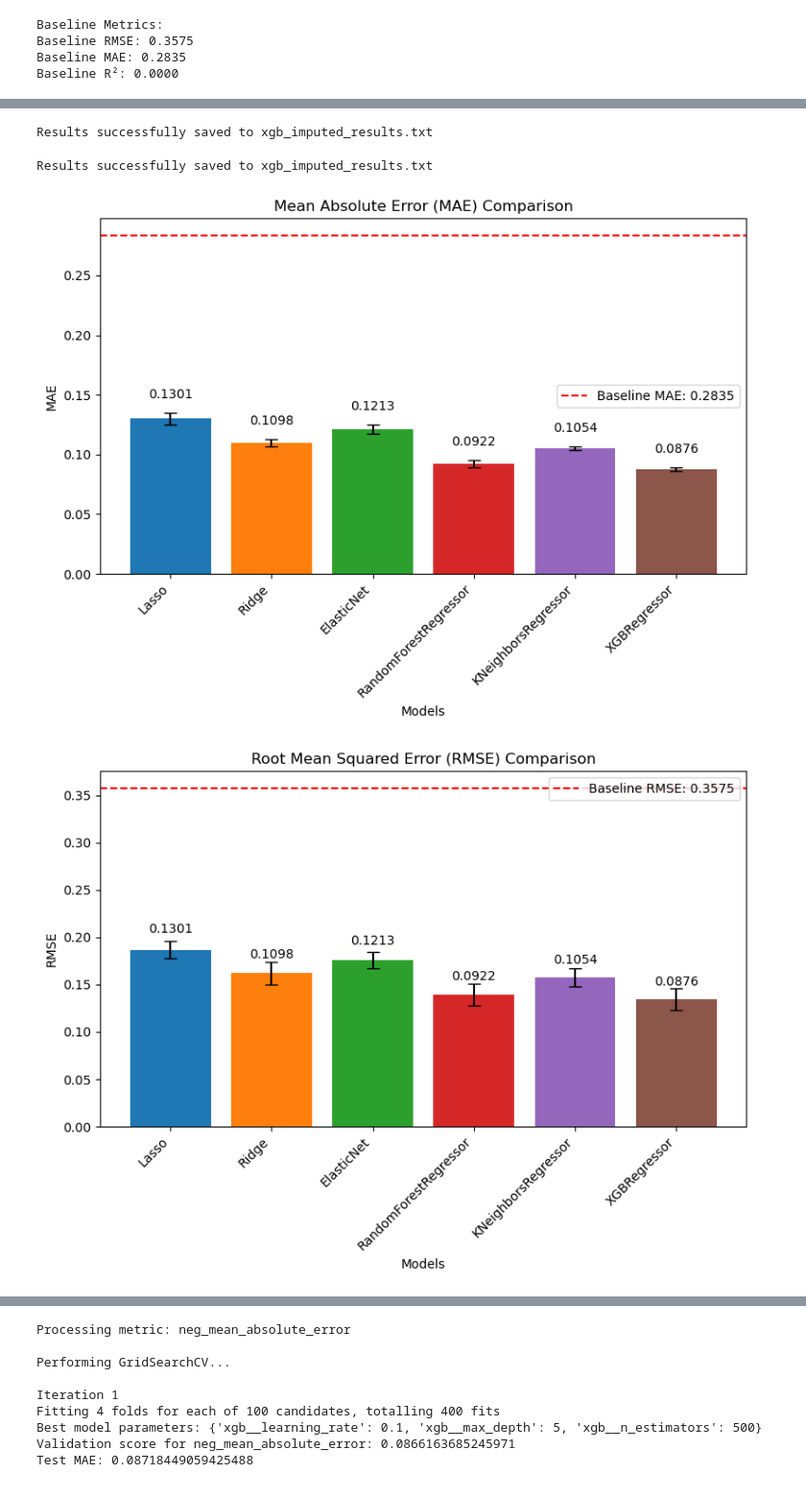
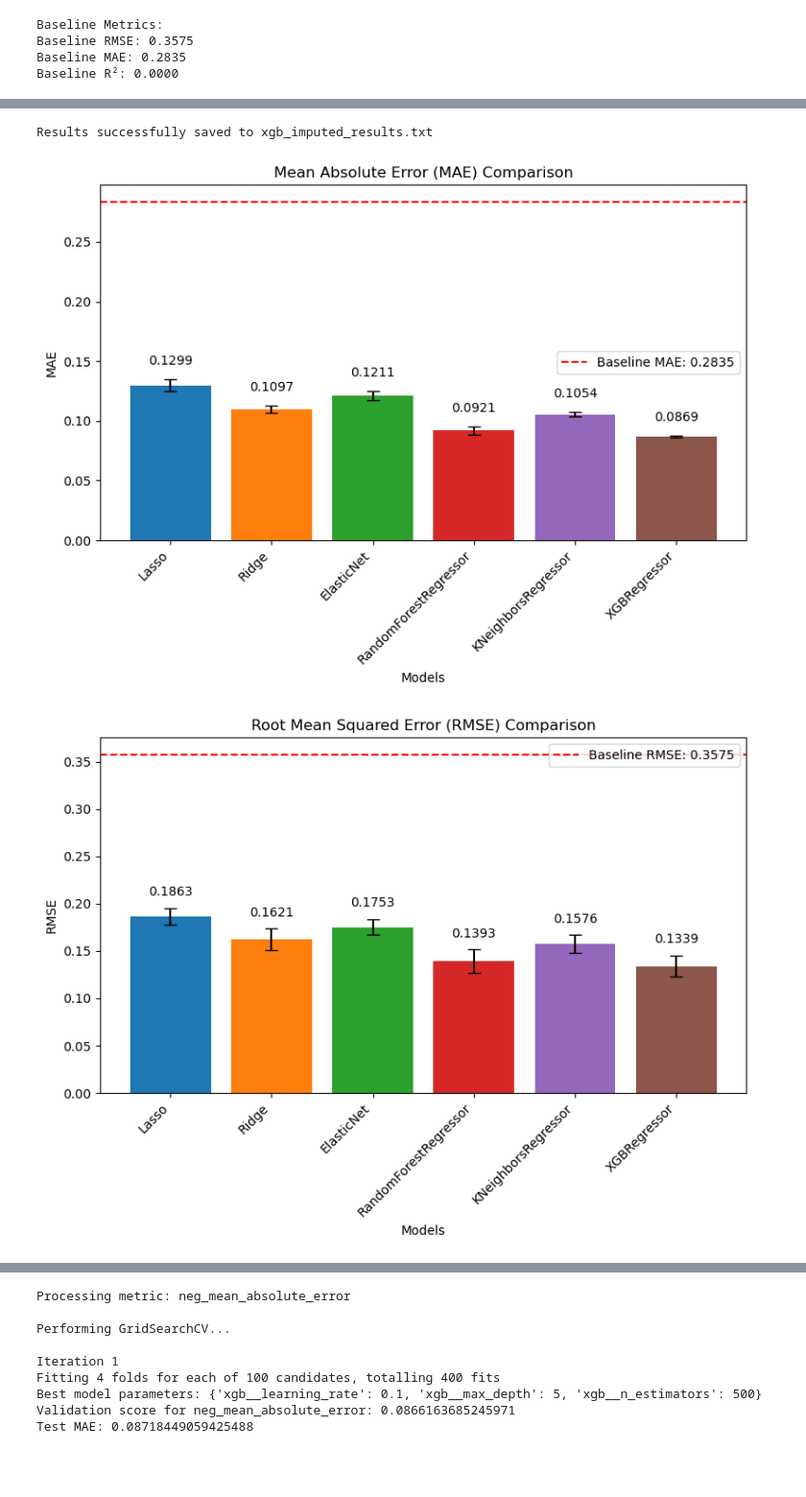
Before and after one commit to lshiyu4210/used_car_price_prediction, a Jupyter notebook: src/ML_pipeline.ipynb, the cells around one changed output, grey strips where cells are left out. Shown at 96% size. Saved outputs shown, nothing was run; the diff lists cells and outputs as text; code cells hidden in the pictures.

```diff
--- a/src/ML_pipeline.ipynb
+++ b/src/ML_pipeline.ipynb
@@ -230,6 +202,9 @@ class XGBImputer(BaseEstimator, TransformerMixin):
         # Convert to DataFrame if input is a NumPy array
         if not isinstance(X, pd.DataFrame):
             X = pd.DataFrame(X)
+
+        # Remove 'remainder__' prefix from column names
+        X.columns = [col.replace("remainder__", "") for col in X.columns]
 
         self.missing_columns_ = [col for col in X.columns if X[col].isnull().any()]
         self.models_ = {}
@@ -263,6 +238,9 @@ class XGBImputer(BaseEstimator, TransformerMixin):
         if not isinstance(X, pd.DataFrame):
             X = pd.DataFrame(X)
 
+        # Remove 'remainder__' prefix from column names (if applicable)
+        X.columns = [col.replace("remainder__", "") for col in X.columns]
+
         X = X.copy()
         for col, model in self.models_.items():
             if col not in X.columns:
@@ -424,7 +448,7 @@ for key, metric_name in scorings.items():
     for model_name, model in models.items():
         print(f"\nTraining {model_name}...")
         best_models, test_scores = MLpipeline(
-            X, y, preprocessor, model, param_grids[model_name], key
+            X, y, num_ftrs, cat_ftrs, model, param_grids[model_name], key
         )
 
         # Initialize results for the model if not present
@@ -508,32 +532,3 @@ R2 - Method: XGBRegressor, Value: 0.8916
-# %%
-# Save xbg results as a text file
-with open("../results/xgb_imputed_results.txt", "w") as f:
-    # Write detailed results for each model
-    f.write("Detailed Results for Each Model:\n\n")
-    for model_name, model_results in results.items():
-        f.write(f"Model: {model_name}\n")
-        f.write(f"  Mean Test Score: {model_results['mean_test_score']:.4f}\n")
-        f.write(f"  Std Dev Test Score: {model_results['std_test_score']:.4f}\n")
-        f.write("  Best Models:\n")
-        for i, best_model in enumerate(model_results['best_models']):
-            f.write(f"    Model {i+1} Parameters: {best_model.get_params()}\n")
-        f.write("\n")
-
-    # Write the best overall models
-    f.write("Best Overall Models:\n\n")
-    for metric, info in best_models_overall.items():
-        method = info.get('method', 'N/A')
-        value = info.get('value', 'N/A')
-        model = info.get('model', None)
-        random_state = info.get('random_state', 'N/A')
-        f.write(f"{metric} - Method: {method}, Value: {value:.4f}, Random State: {random_state}\n")
-        if model:
-            f.write(f"  Best Parameters: {model.get_params()}\n")
-        f.write("\n")
-
-print("Results successfully saved to xgb_imputed_results.txt")
-# %% [output]
-Results successfully saved to xgb_imputed_results.txt
 # %%
 # Save XGB results as a text file
 with open("../results/xgb_imputed_results.txt", "w") as f:
@@ -613,41 +608,41 @@ for i, model in enumerate(model_names):
     bar = plt.bar(model, means_rmse[i], yerr=stds_rmse[i], capsize=5, color=colors[i])
     plt.text(
         bar[0].get_x() + bar[0].get_width() / 2,
-        bar[0].get_height() + stds_mae[i] + 0.01,
-        f'{means_mae[i]:.4f}',
+        bar[0].get_height() + stds_rmse[i] + 0.01,  # Use stds_rmse
+        f'{means_rmse[i]:.4f}',  # Use means_rmse
         ha='center',
         va='bottom'
     )
 plt.axhline(baseline_rmse, color='red', linestyle='--', label=f'Baseline RMSE: {baseline_rmse:.4f}')
 plt.title('Root Mean Squared Error (RMSE) Comparison')
 plt.ylabel('RMSE')
 plt.xlabel('Models')
 plt.xticks(rotation=45, ha='right')
 plt.legend()
 plt.tight_layout()
 plt.savefig('../figures/RMSE.png', format='png', dpi=300, bbox_inches='tight')
 plt.show()
 
-# Plot R2
+# Plot R²
 plt.figure(figsize=(8, 6))
 for i, model in enumerate(model_names):
     bar = plt.bar(model, means_r2[i], yerr=stds_r2[i], capsize=5, color=colors[i])
     plt.text(
         bar[0].get_x() + bar[0].get_width() / 2,
-        bar[0].get_height() + stds_mae[i] + 0.01,
-        f'{means_mae[i]:.4f}',
+        bar[0].get_height() + stds_r2[i] + 0.01,  # Use stds_r2
+        f'{means_r2[i]:.4f}',  # Use means_r2
         ha='center',
         va='bottom'
     )
 plt.axhline(baseline_r2, color='red', linestyle='--', label=f'Baseline R²: {baseline_r2:.4f}')
 plt.title('R² Score Comparison')
 plt.ylabel('R²')
 plt.xlabel('Models')
 plt.xticks(rotation=45, ha='right')
 plt.legend()
 plt.tight_layout()
 plt.savefig('../figures/R2.png', format='png', dpi=300, bbox_inches='tight')
 plt.show()
 # %% [output]
 [figure]
-[figure, old version]
+[figure, new version]
```
Also changed, not shown: parts of 8 cells of this notebook, 4 other files.
